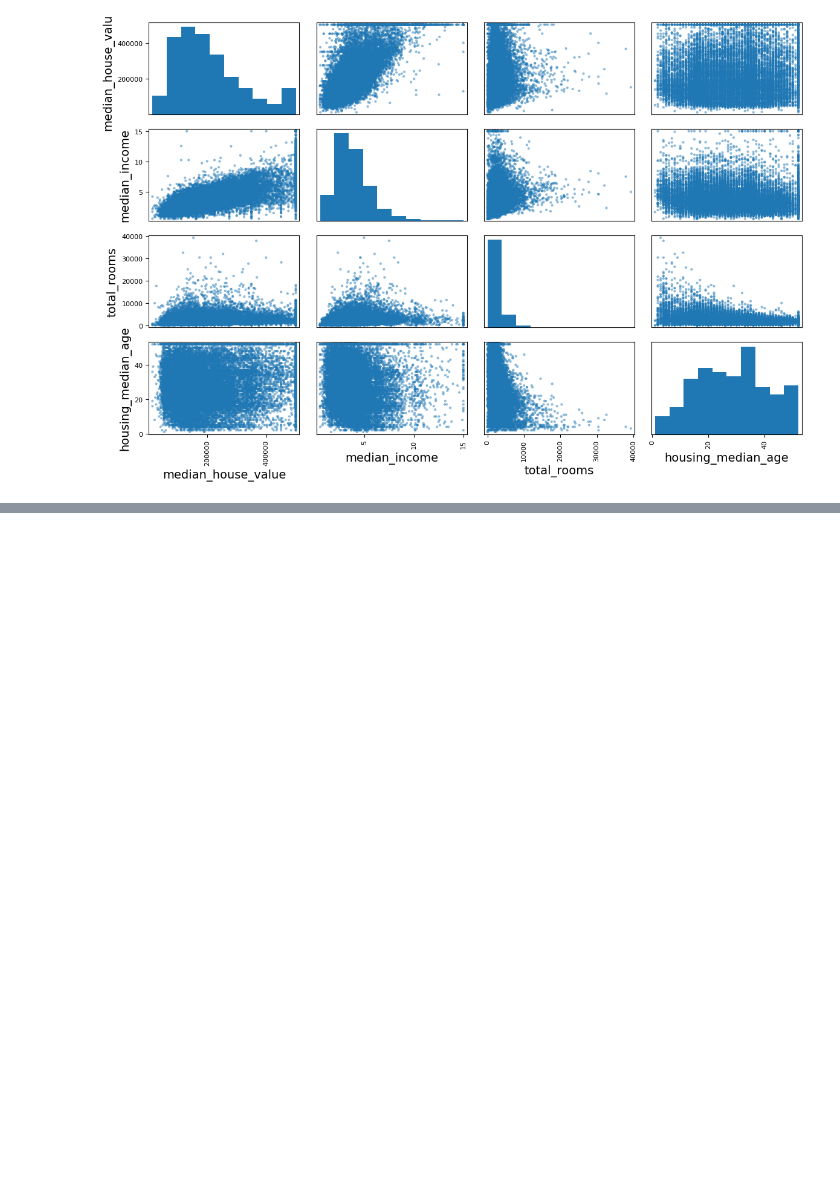
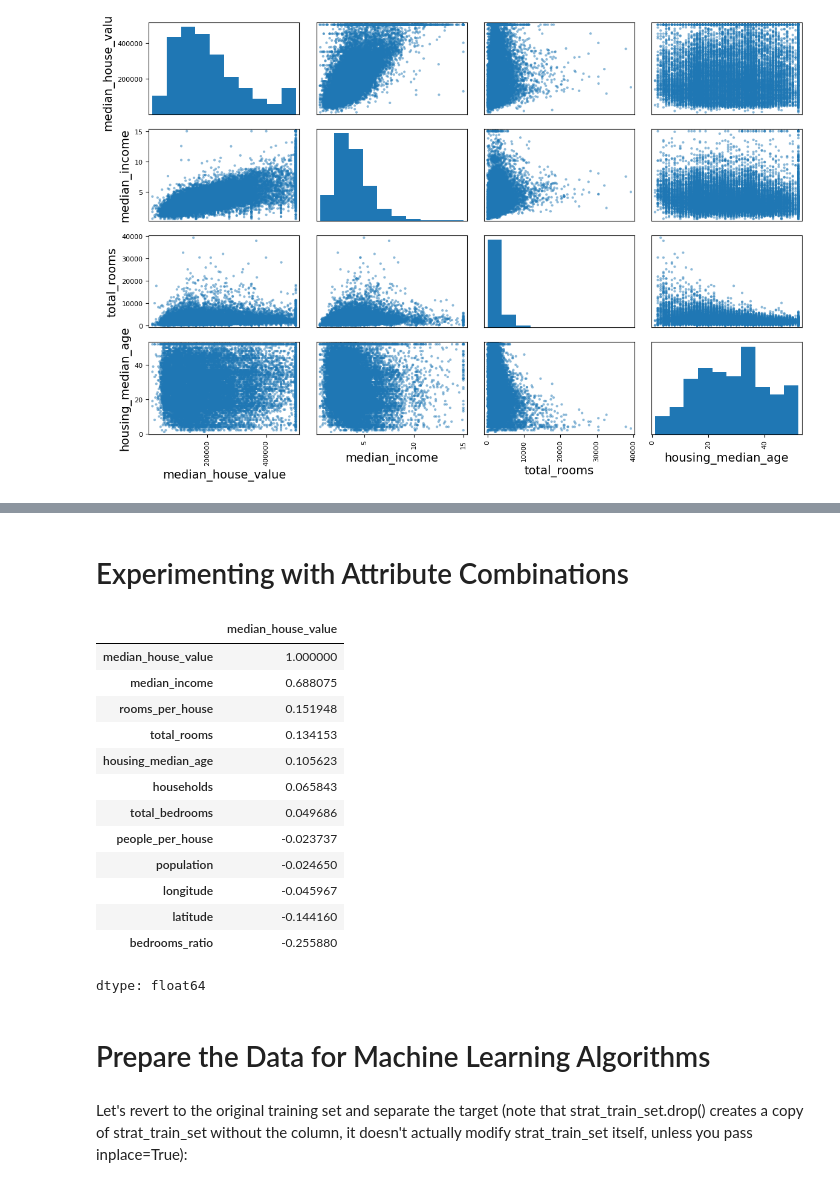
Before and after one commit to Arjunar92/Hands-On-ML-with-SckitLearn-Keras-TensorFlow, a Jupyter notebook: 02_California_Housing_Price_Prediction_ML_Project.ipynb, the cells around one changed output, grey strips where cells are left out. Cells and saved outputs as stored; diff of their text form; code cells hidden in the pictures; blank space fills up the shorter version.

```diff
--- a/02_California_Housing_Price_Prediction_ML_Project.ipynb
+++ b/02_California_Housing_Price_Prediction_ML_Project.ipynb
@@ -404,0 +414,28 @@ plt.show()
+# %% [markdown]
+# Experimenting with Attribute Combinations
+# %%
+housing["rooms_per_house"] = housing["total_rooms"] / housing["households"]
+housing["bedrooms_ratio"] = housing["total_bedrooms"] / housing["total_rooms"]
+housing["people_per_house"] = housing["population"] / housing["households"]
+# %%
+corr_matrix = housing.corr(numeric_only=True)
+corr_matrix['median_house_value'].sort_values(ascending=False)
+# %% [output]
+|  | median_house_value |
+| median_house_value | 1.000000 |
+| median_income | 0.688075 |
+| rooms_per_house | 0.151948 |
+| total_rooms | 0.134153 |
+| housing_median_age | 0.105623 |
+| households | 0.065843 |
+| total_bedrooms | 0.049686 |
+| people_per_house | -0.023737 |
+| population | -0.024650 |
+| longitude | -0.045967 |
+| latitude | -0.144160 |
+| bedrooms_ratio | -0.255880 |
+dtype: float64
+# %% [markdown]
+# Prepare the Data for Machine Learning Algorithms
+# %% [markdown]
+Let's revert to the original training set and separate the target (note that strat_train_set.drop() creates a copy of strat_train_set without the column, it doesn't actually modify strat_train_set itself, unless you pass inplace=True):
```
Also changed, not shown: parts of 5 cells of this notebook.
